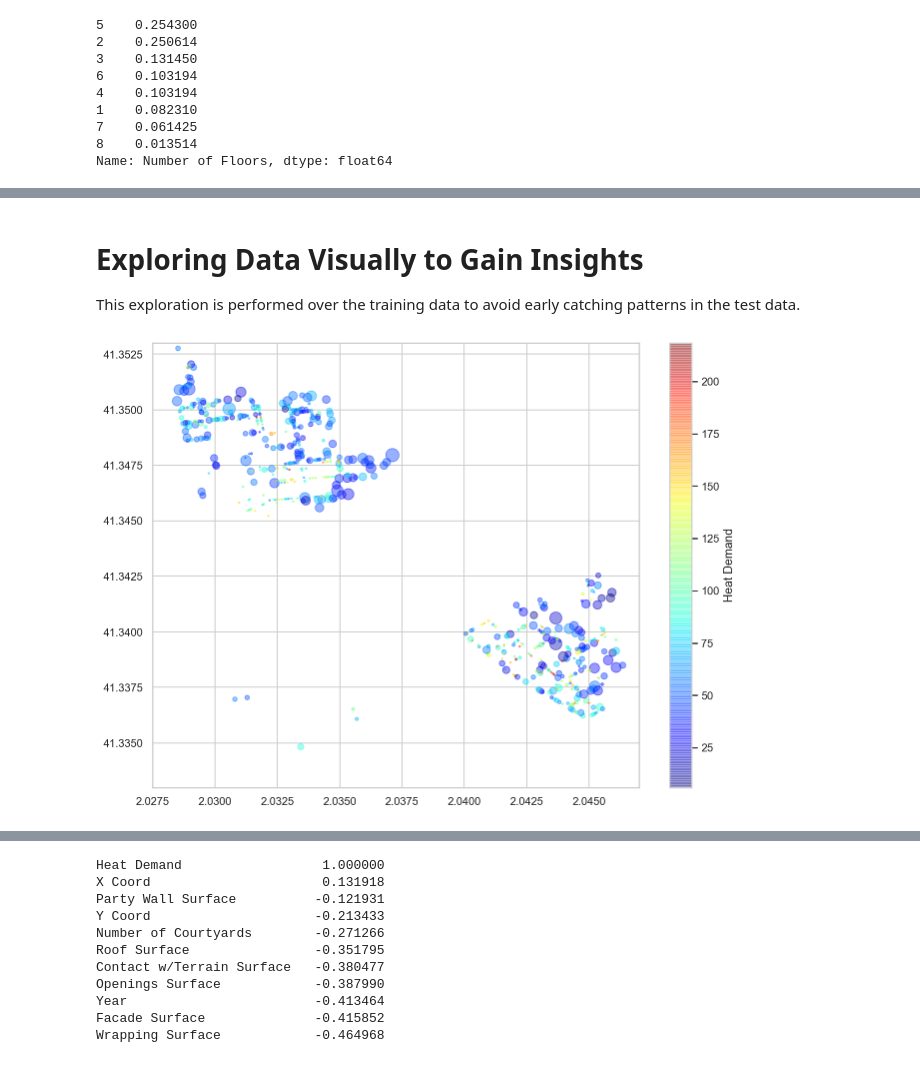
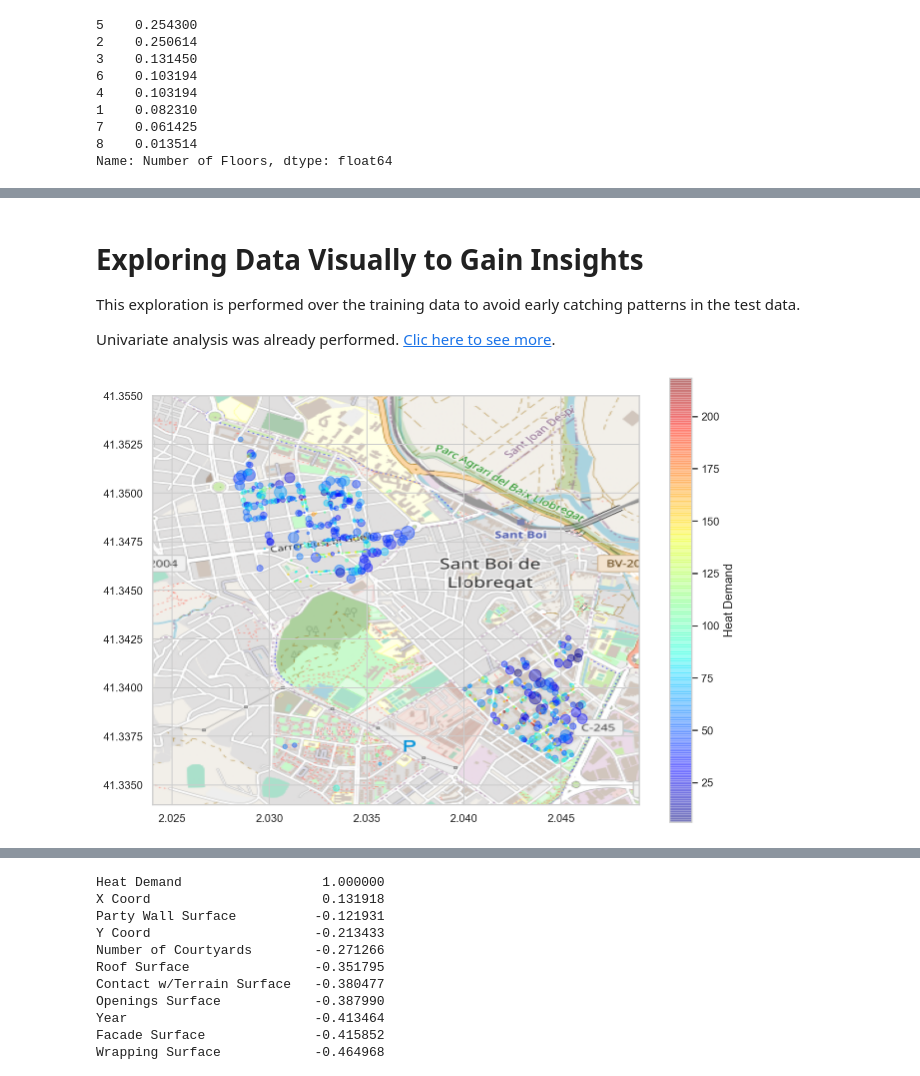
Before and after one commit to carlosdavila91/santboi_heatdemand, a Jupyter notebook: models.ipynb, the cells around one changed output, grey strips where cells are left out. Cells and saved outputs as stored; diff of their text form; code cells hidden in the pictures.

```diff
--- a/models.ipynb
+++ b/models.ipynb
@@ -95,18 +79,15 @@ The attributes in the dataset are the following:
 import numpy as np
 import pandas as pd
 import seaborn as sns
+import geopandas as gpd
+import shapefile as shp
 import matplotlib as mpl
 import matplotlib.pyplot as plt
 
 from scipy import stats
 
-# for inline plots
 %matplotlib inline
 %config InlineBackend.figure_format ='retina'
 
 mpl.rcParams['figure.figsize'] = (10, 6)
-mpl.rc('xtick', labelsize = 12)
-mpl.rc('ytick', labelsize = 12)
-plt.rcParams["legend.fontsize"] = 12
-plt.rcParams["axes.labelsize"] = 12
-sns.set(style = 'whitegrid', palette = 'Set3', font_scale = 1)
+sns.set(style = 'whitegrid', font_scale = 1)
@@ -310,22 +258,29 @@ Name: Number of Floors, dtype: float64
 # Exploring Data Visually to Gain Insights
 
 This exploration is performed over the training data to avoid early catching patterns in the test data.
+
+Univariate analysis was already performed. [Clic here to see more](https://github.com/carlosdavila91/santboi_eda).
 # %%
 import matplotlib.patches as patches
 
 x = buildings_train_set["X Coord"]
 y = buildings_train_set["Y Coord"]
 s = buildings_train_set["Number of Dwellings"]
 c = buildings_train_set["Heat Demand"]
 label = buildings_train_set["Number of Dwellings"]
 cmap=plt.get_cmap('jet')
 
+sb_map = plt.imread("img/map.png")
+bbox = (2.024, 2.049, 41.334, 41.355)
+
 fig = plt.figure(figsize=(4*6,3*6))
 ax = plt.subplot(221)
-scat_1 = plt.scatter(x=x, y=y, label=label, alpha=0.4, s=s*2.5, c=c, cmap=cmap)
-ax.set_xlim(2.0275, 2.0470)
-ax.set_ylim(41.333, 41.353)
-plt.colorbar(scat_1, label="Heat Demand")
+scat = plt.scatter(x=x, y=y, label=label, alpha=0.4, s=s*2.5, c=c, cmap=cmap)
+ax.set_xlim(bbox[0],bbox[1])
+ax.set_ylim(bbox[2],bbox[3])
+plt.imshow(sb_map, zorder=0, extent = bbox, aspect='equal')
+plt.colorbar(scat, label="Heat Demand")
+
 plt.show()
 # %% [output]
-[figure, old version]
+[figure, new version]
```
Also changed, not shown: parts of 160 cells of this notebook, 3 other files.
